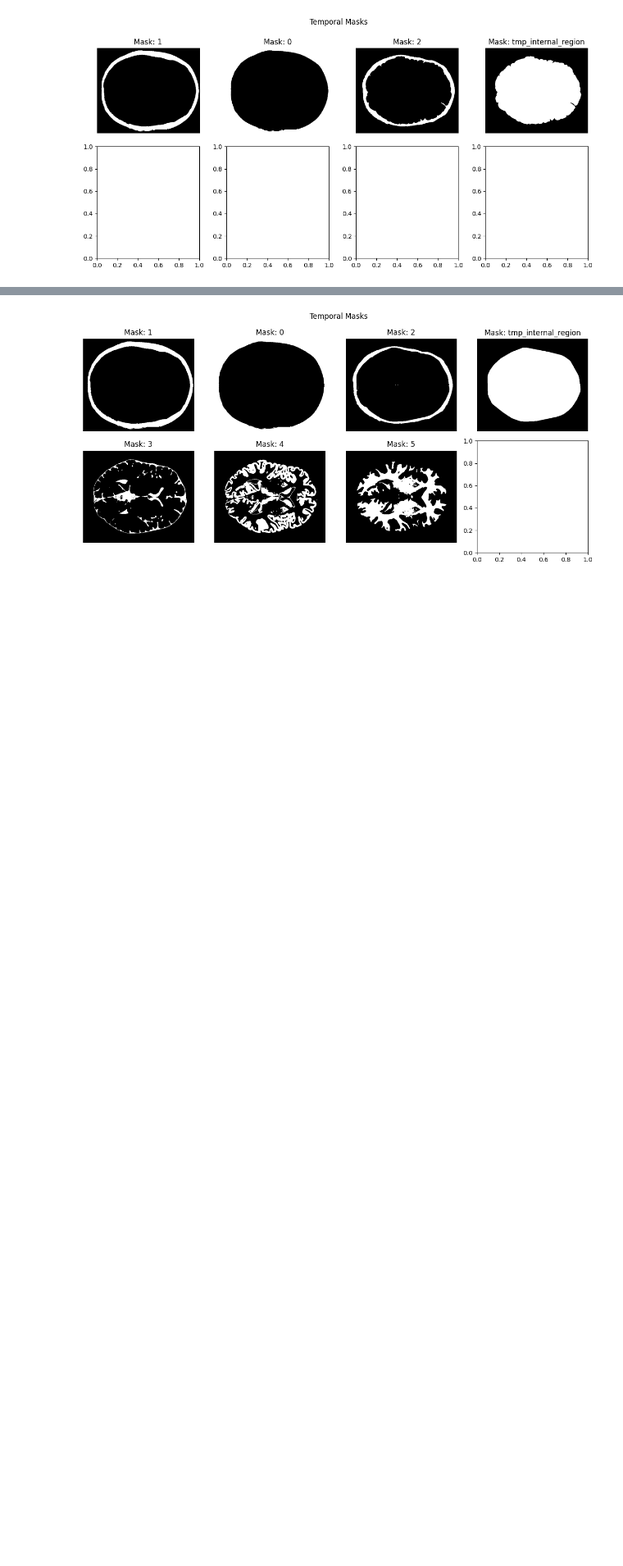
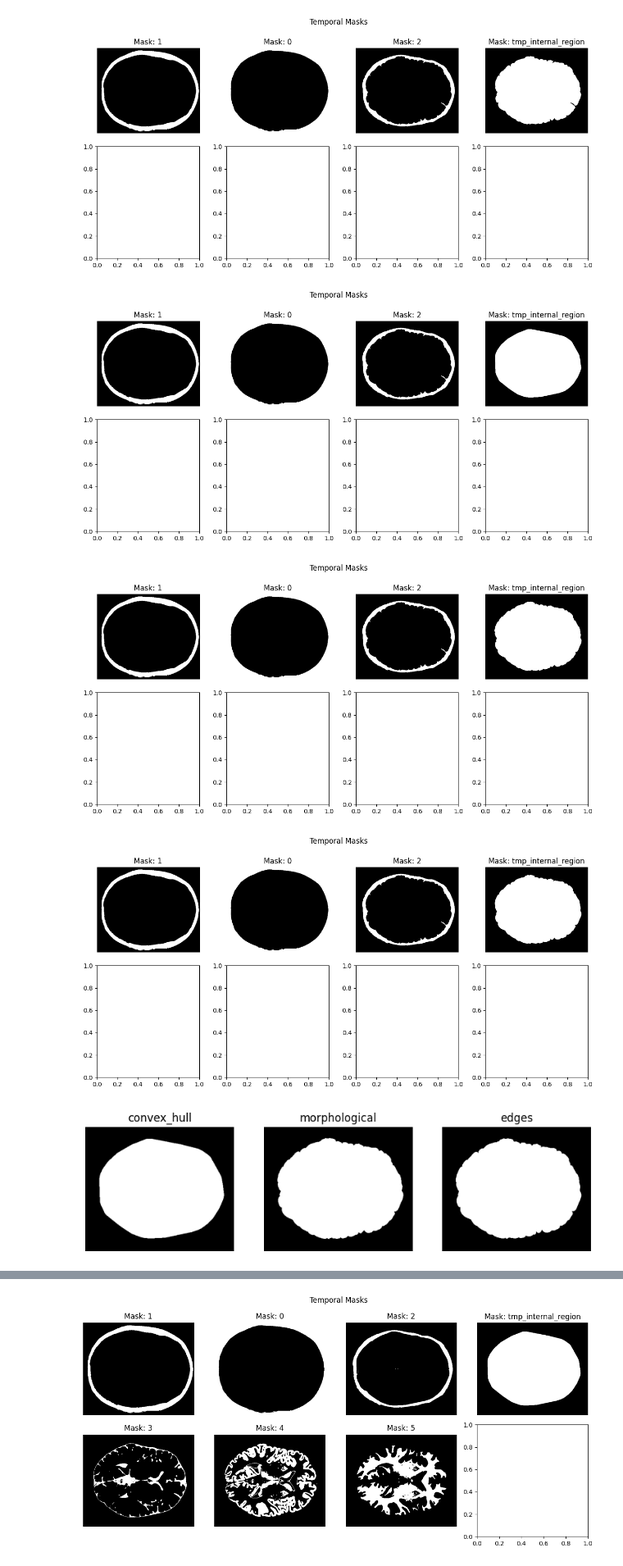
Before and after one commit to ZosoV/mri_segmentation, a Jupyter notebook: full2D_experiment.ipynb, the cells around one changed output, grey strips where cells are left out. Shown at 82% size. Cells and saved outputs as stored; diff of their text form; code cells hidden in the pictures; blank space fills up the shorter version.

```diff
--- a/full2D_experiment.ipynb
+++ b/full2D_experiment.ipynb
@@ -121,7 +121,7 @@ utils.plot_masks(temporal_masks, rows=2, cols=4)
 [figure]
 [figure]
 # %%
-def internal_mask_refinement_convex_hull(temporal_masks, reference_img):
+def internal_mask_refinement_convex_hull(temporal_masks):
     # Apply the convex hull to the tmo_internal_region
     binary_mask = convex_hull_image(temporal_masks["tmp_internal_region"])
 
@@ -146,8 +147,8 @@ def internal_mask_refinement_morphological(temporal_masks):
 # %%
 def internal_mask_refinement_edges(temporal_masks, reference_img):
 
-    # Get the edges from masked_convex_hull
-    edges = canny(temporal_masks["tmp_internal_region"], sigma=2)
+    # Get the edges from masked internal region
+    edges = canny(reference_img * temporal_masks["tmp_internal_region"])
 
     # Dilate the edges
     edges = ndimage.binary_dilation(edges)
@@ -165,8 +166,38 @@ def internal_mask_refinement_edges(temporal_masks, reference_img):
 def internal_mask_refinement(temporal_masks, reference_img, method):
 
     if method == 'convex_hull':
-        return internal_mask_refinement_convex_hull(temporal_masks, reference_img)
+        return internal_mask_refinement_convex_hull(temporal_masks)
     elif method == 'morphological':
         return internal_mask_refinement_morphological(temporal_masks)
     elif method == 'edges':
         return internal_mask_refinement_edges(temporal_masks, reference_img)
+# %%
+# Check each method
+tmp_masks = []
+methods = ['convex_hull', 'morphological', 'edges']
+
+temporal_masks_copy = temporal_masks.copy()
+
+for method in methods:
+    binary_mask, _ = internal_mask_refinement(temporal_masks_copy,
+                                              reference_img,
+                                              method=method)
+    tmp_masks.append(binary_mask)
+
+    # Plot the temporal masks
+    utils.plot_masks(temporal_masks_copy, rows=2, cols=4)
+
+    temporal_masks_copy = temporal_masks.copy()
+
+
+
+
+utils.plot_images(
+    tmp_masks,
+    methods
+)
+# %% [output]
+[figure, added]
+[figure, added]
+[figure, added]
+[figure, added]
```
Also changed, not shown: parts of 40 cells of this notebook, 6 other files.
